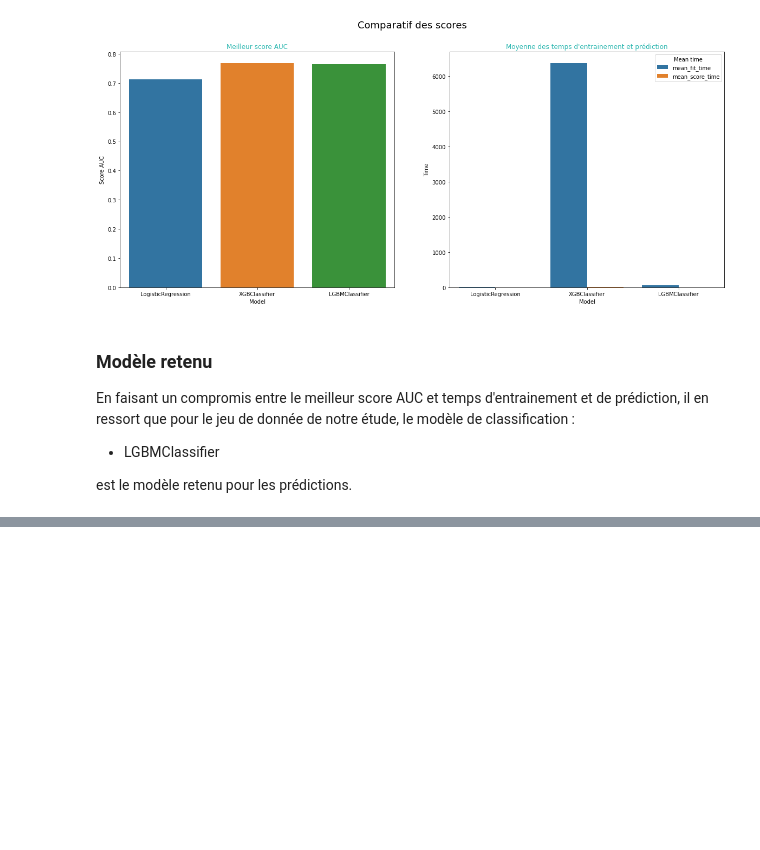
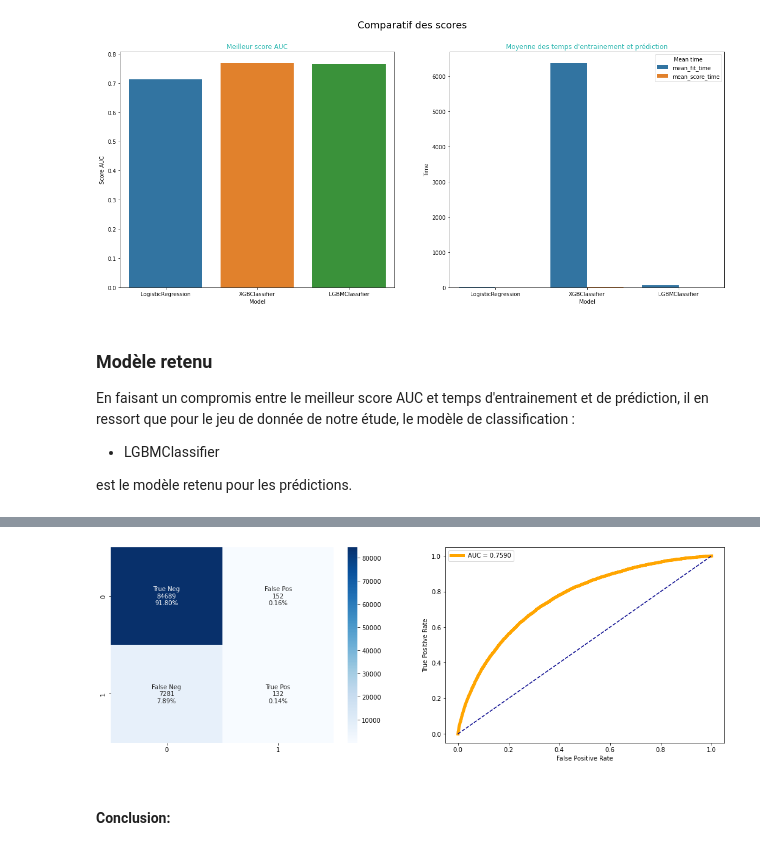
Before and after one commit to olivierkayyong/OpenClassrooms_projet_7-, a Jupyter notebook: dossier_code/P7_Processing&Modelling.ipynb, the cells around one changed output, grey strips where cells are left out. Saved outputs shown, nothing was run; the diff lists cells and outputs as text; code cells hidden in the pictures; blank space fills up the shorter version.

```diff
--- a/dossier_code/P7_Processing&Modelling.ipynb
+++ b/dossier_code/P7_Processing&Modelling.ipynb
@@ -1184,0 +1355,6 @@ est le modèle retenu pour les prédictions.
+# %%
+cf_matrix_roc_auc(lgbm, y_test, lgbm.predict(X_test), lgbm.predict_proba(X_test)[:,1])
+# %% [output]
+[figure, added]
+# %% [markdown]
+#### Conclusion:
```
Also changed, not shown: parts of 29 cells of this notebook.
